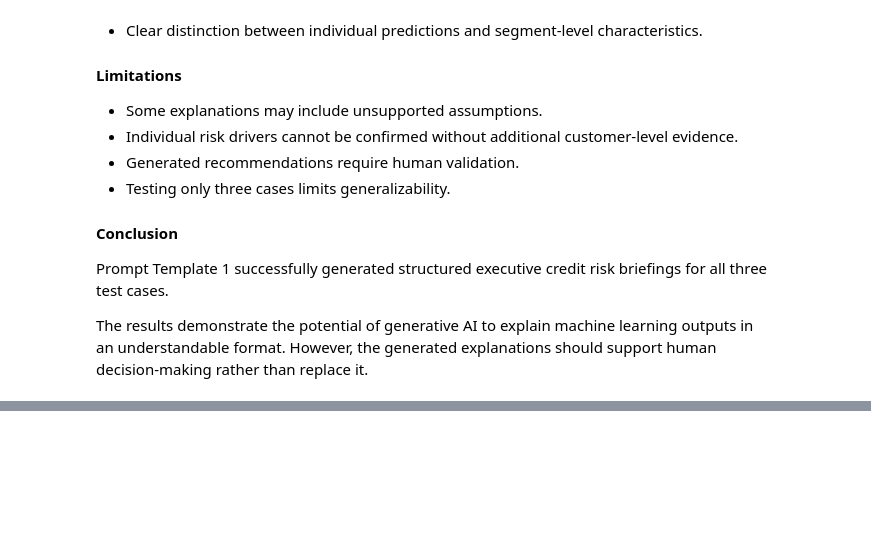
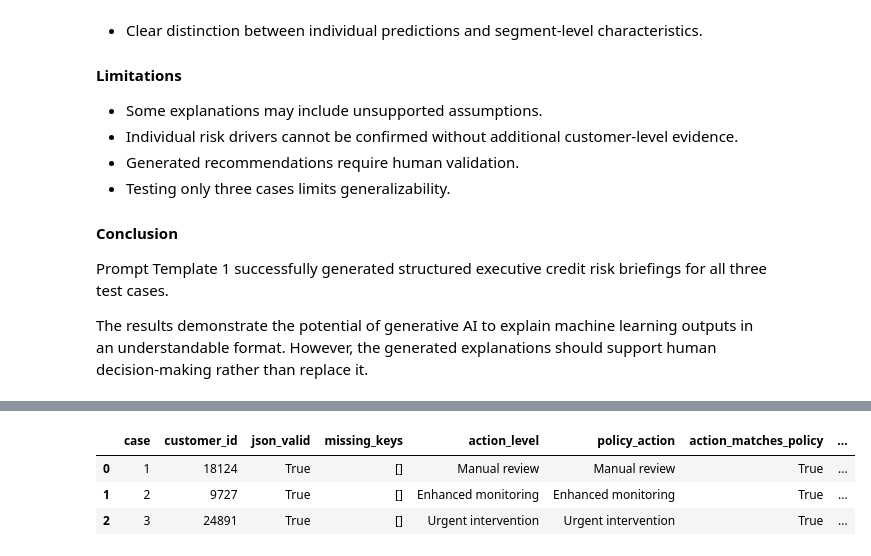
Before and after one commit to r-raghad/SWE485-Project-Group1, a Jupyter notebook: Generative_AI/Phase2_Generative_AI.ipynb, the cells around one changed output, grey strips where cells are left out. Cells and saved outputs as stored; diff of their text form; code cells hidden in the pictures; blank space fills up the shorter version.

Commit message:
prompt 2

```diff
--- a/Generative_AI/Phase2_Generative_AI.ipynb
+++ b/Generative_AI/Phase2_Generative_AI.ipynb
@@ -684,0 +794,10 @@ rather than replace it.
+# %%
+MODEL_DRIVERS = """\
+- The two strongest drivers are the most recent repayment status (PAY_0)
+  and the number of late months in the last 6 months (MONTHS_LATE).
+- Next come utilization (latest bill / credit limit) and the repayment
+  status of earlier months (PAY_2, PAY_3).
+- Bill and payment amounts have a smaller effect.
+- Demographics (age, education) have almost no influence on the model."""
+
+print(MODEL_DRIVERS)
@@ -684,0 +1042,65 @@ rather than replace it.
+# %%
+import re
+
+REQUIRED_KEYS = [
+    "customer_id", "action_level", "headline", "evidence",
+    "segment_context", "uncertainty", "next_steps",
+    "human_review_required"
+]
+
+
+def expected_action(probability_pct):
+    """Action level that the decision policy requires."""
+    if probability_pct < 35:
+        return "Standard monitoring"
+    if probability_pct < 50:
+        return "Enhanced monitoring"
+    if probability_pct < 65:
+        return "Manual review"
+    return "Urgent intervention"
+
+
+def numbers_in(text):
+    """Extract numbers such as 54.72, 60,000 or 13.8 as normalized strings."""
+    found = re.findall(r"\d[\d,]*(?:\.\d+)?", text)
+    cleaned = set()
+    for n in found:
+        n = n.replace(",", "").rstrip(".")
+        if "." in n:
+            n = n.rstrip("0").rstrip(".")
+        cleaned.add(n)
+    return cleaned
+
+
+def ungrounded_numbers(output_text, prompt_text):
+    """Numbers in the output that never appear in the prompt."""
+    return sorted(numbers_in(output_text) - numbers_in(prompt_text))
+
+
+check_rows = []
+for result, (_, row) in zip(prompt_2_results, prediction_results.iterrows()):
+    parsed = result["parsed_output"] or {}
+    prob_pct = float(row["default_probability"]) * 100
+
+    check_rows.append({
+        "case": result["case"],
+        "customer_id": result["customer_id"],
+        "json_valid": result["json_valid"],
+        "missing_keys": [k for k in REQUIRED_KEYS if k not in parsed],
+        "action_level": parsed.get("action_level"),
+        "policy_action": expected_action(prob_pct),
+        "action_matches_policy": parsed.get("action_level") == expected_action(prob_pct),
+        "n_evidence": len(parsed.get("evidence", [])),
+        "all_evidence_cited": all(
+            e.get("source_field") for e in parsed.get("evidence", [])
+        ),
+        "ungrounded_numbers": ungrounded_numbers(result["output"], result["prompt"])
+    })
+
+pt2_checks = pd.DataFrame(check_rows)
+pt2_checks
+# %% [output]
+|  | case | customer_id | json_valid | missing_keys | action_level | policy_action | action_matches_policy | ... |
+| 0 | 1 | 18124 | True | [] | Manual review | Manual review | True | ... |
+| 1 | 2 | 9727 | True | [] | Enhanced monitoring | Enhanced monitoring | True | ... |
+| 2 | 3 | 24891 | True | [] | Urgent intervention | Urgent intervention | True | ... |
```
Also changed, not shown: parts of 23 cells of this notebook, 10 other files.
